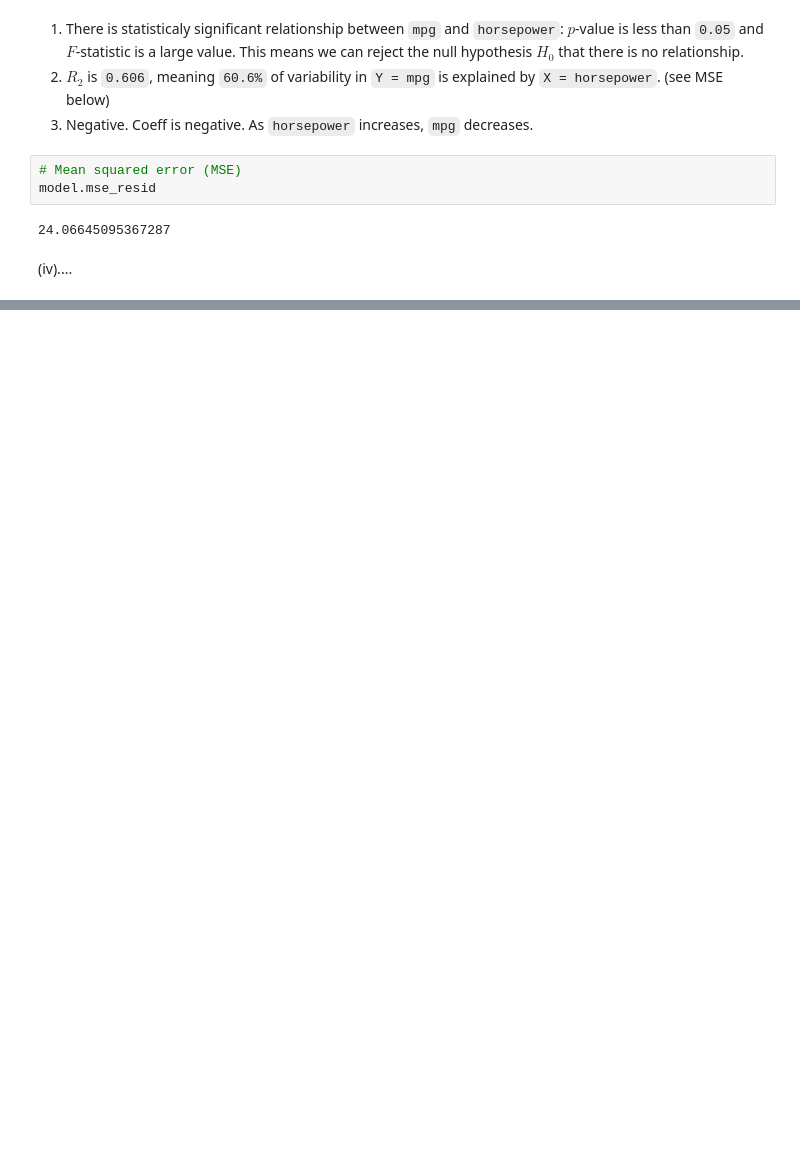
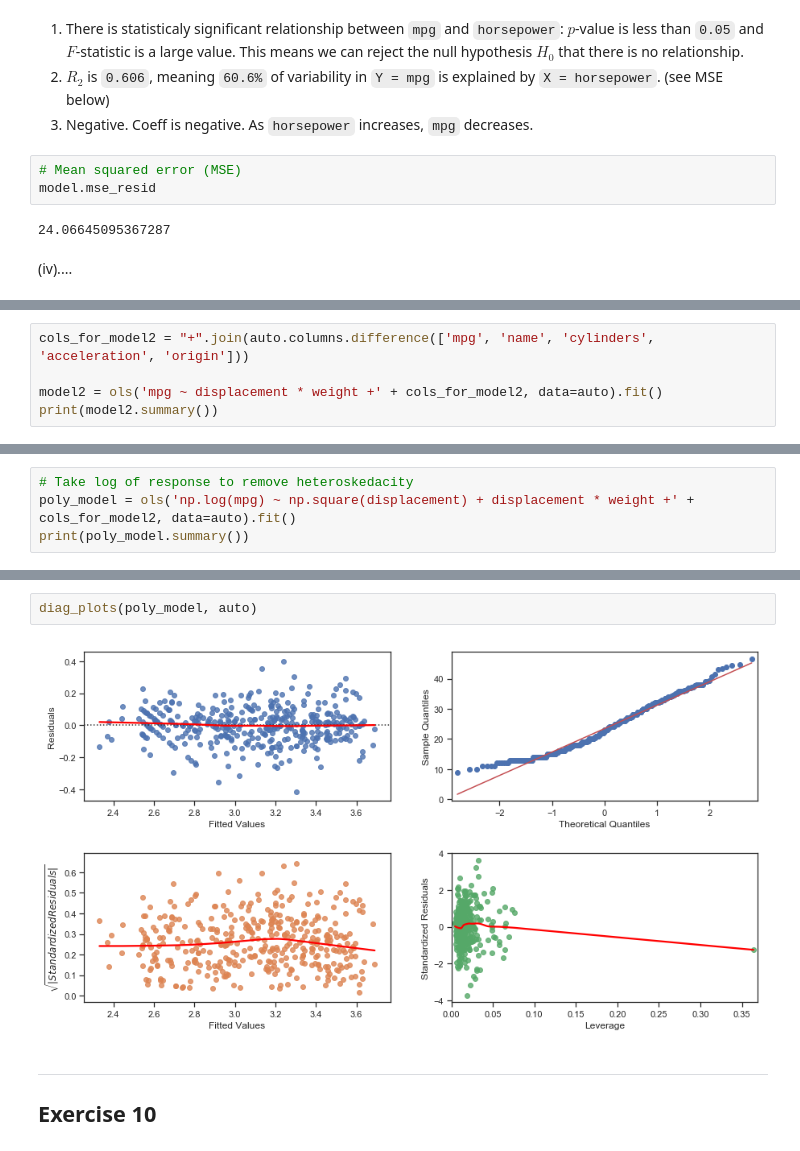
Before and after one commit to fncode246/stat-learning, a Jupyter notebook: ch3_applied.ipynb, the cells around one changed output, grey strips where cells are left out. Cells and saved outputs as stored; diff of their text form; blank space fills up the shorter version.

```diff
--- a/ch3_applied.ipynb
+++ b/ch3_applied.ipynb
@@ -131,0 +215,5 @@ Kurtosis:              3.299        Condition No.:          322
+# %%
+cols_for_model2 = "+".join(auto.columns.difference(['mpg', 'name', 'cylinders', 'acceleration', 'origin']))
+
+model2 = ols('mpg ~ displacement * weight +' + cols_for_model2, data=auto).fit()
+print(model2.summary())
@@ -131,0 +252,4 @@ Kurtosis:              3.299        Condition No.:          322
+# %%
+# Take log of response to remove heteroskedacity
+poly_model = ols('np.log(mpg) ~ np.square(displacement) + displacement * weight +' + cols_for_model2, data=auto).fit()
+print(poly_model.summary())
@@ -131,0 +274,8 @@ Kurtosis:              3.299        Condition No.:          322
+# %%
+diag_plots(poly_model, auto)
+# %% [output]
+[figure, added]
+# %% [markdown]
+* * *
+
+## Exercise 10
```
Also changed, not shown: parts of 28 cells of this notebook, 1 other file.
